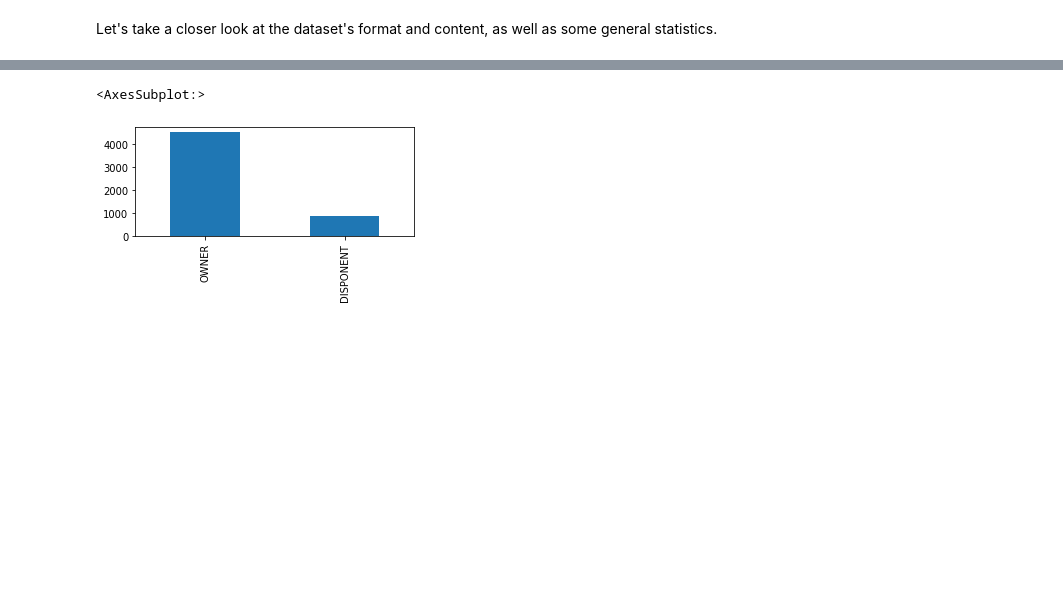
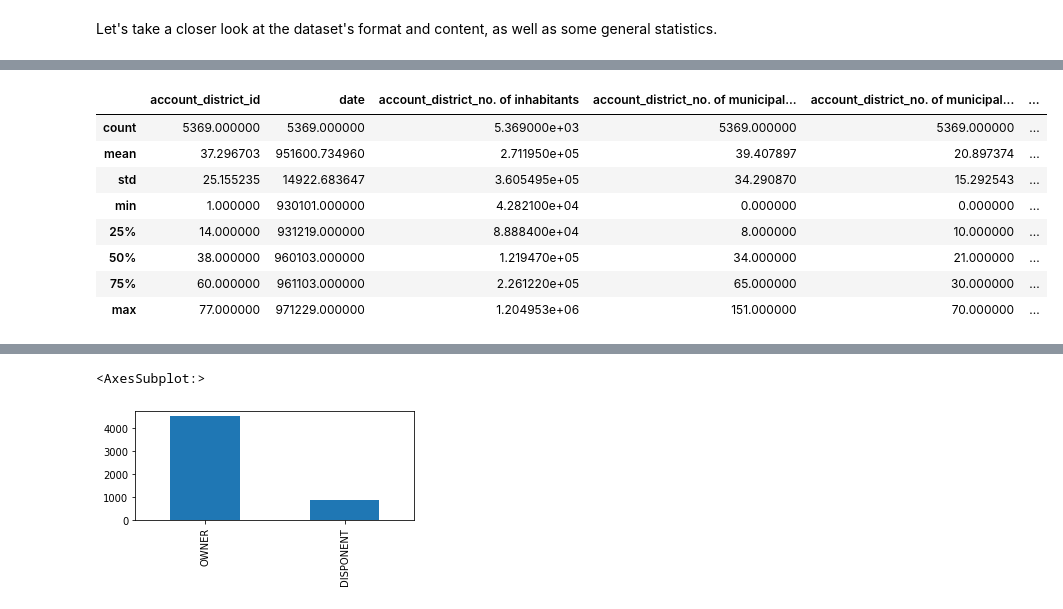
Before and after one commit to claramoreirag/FEUP-AC, a Jupyter notebook: analysis.ipynb, the cells around one changed output, grey strips where cells are left out. Cells and saved outputs as stored; diff of their text form; code cells hidden in the pictures; blank space fills up the shorter version.

```diff
--- a/analysis.ipynb
+++ b/analysis.ipynb
@@ -61,0 +88,12 @@ static_dataset.describe()
+# %%
+static_dataset[['account_district_id', 'date', 'account_district_no. of inhabitants', 'account_district_no. of municipalities with inhabitants < 499', 'account_district_no. of municipalities with inhabitants 500-1999', 'account_district_no. of municipalities with inhabitants 2000-9999', 'account_district_no. of municipalities with inhabitants >10000', 'account_district_no. of cities']].describe()
+# %% [output]
+|  | account_district_id | date | account_district_no. of inhabitants | account_district_no. of municipal... | account_district_no. of municipal... | ... |
+| count | 5369.000000 | 5369.000000 | 5.369000e+03 | 5369.000000 | 5369.000000 | ... |
+| mean | 37.296703 | 951600.734960 | 2.711950e+05 | 39.407897 | 20.897374 | ... |
+| std | 25.155235 | 14922.683647 | 3.605495e+05 | 34.290870 | 15.292543 | ... |
+| min | 1.000000 | 930101.000000 | 4.282100e+04 | 0.000000 | 0.000000 | ... |
+| 25% | 14.000000 | 931219.000000 | 8.888400e+04 | 8.000000 | 10.000000 | ... |
+| 50% | 38.000000 | 960103.000000 | 1.219470e+05 | 34.000000 | 21.000000 | ... |
+| 75% | 60.000000 | 961103.000000 | 2.261220e+05 | 65.000000 | 30.000000 | ... |
+| max | 77.000000 | 971229.000000 | 1.204953e+06 | 151.000000 | 70.000000 | ... |
```
Also changed, not shown: parts of 30 cells of this notebook.
